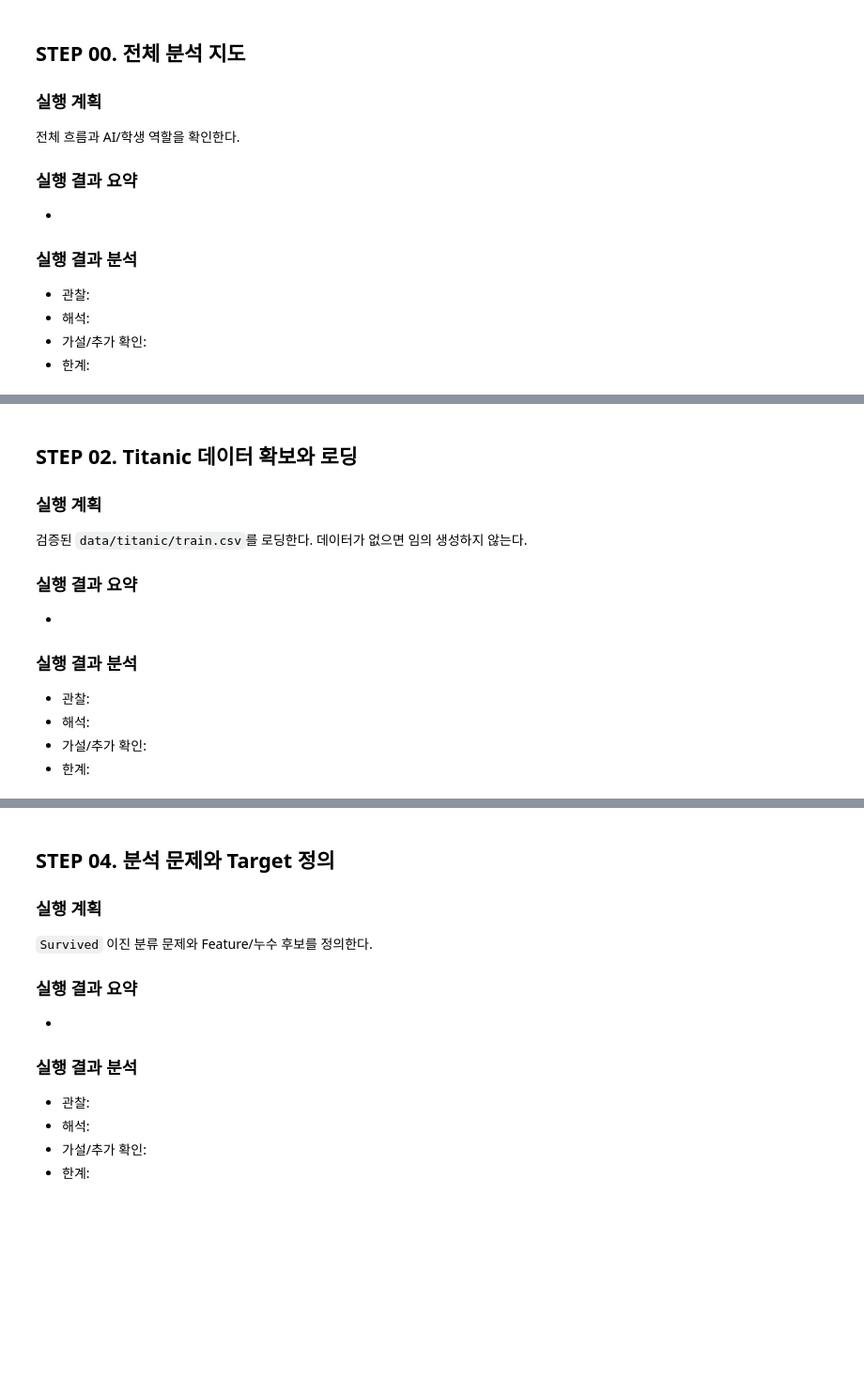
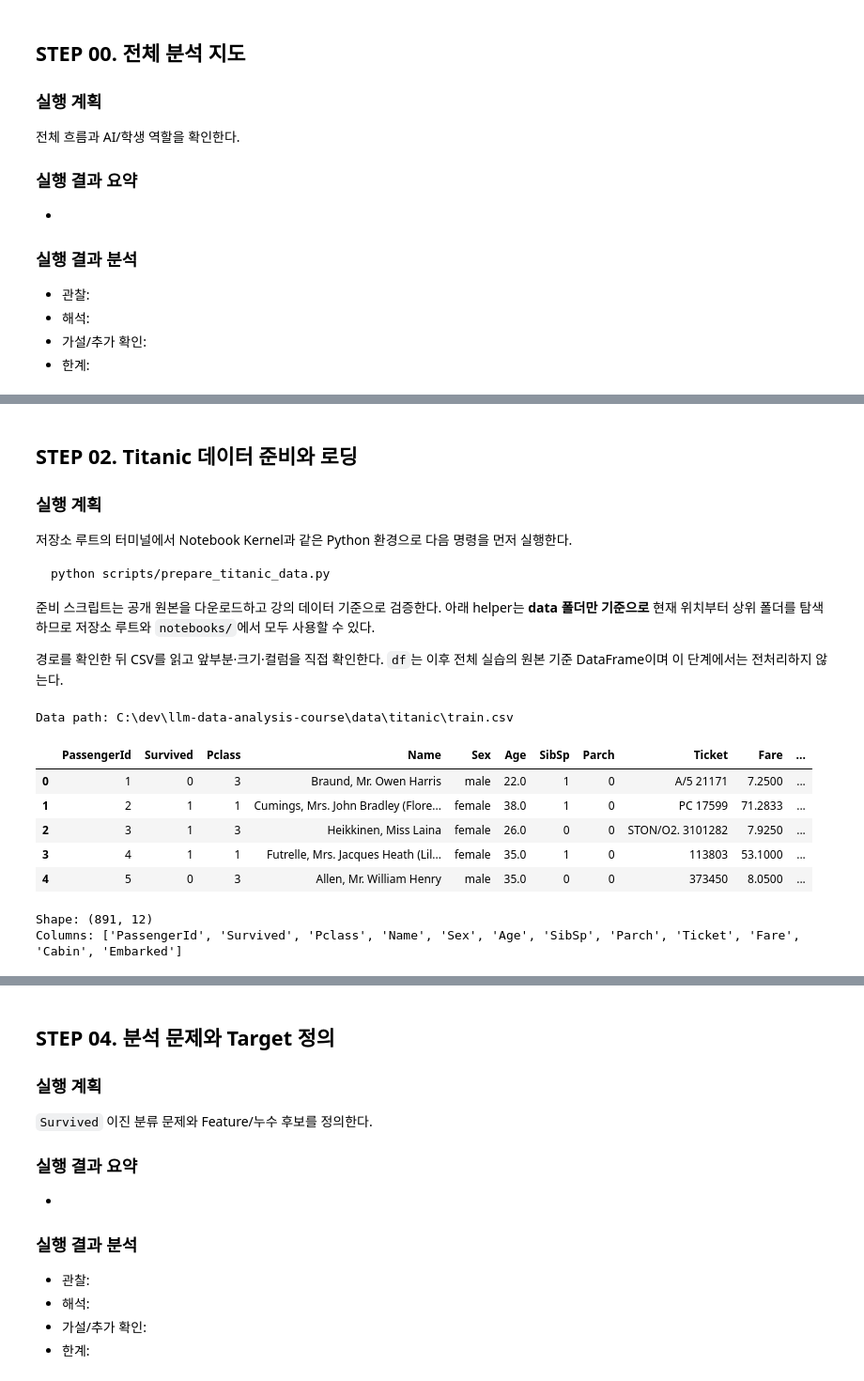
Before and after one commit to GilbertMoon/llm-data-analysis-course, a Jupyter notebook: notebooks/titanic_ai_analysis.ipynb, the cells around one changed output, grey strips where cells are left out. Shown at 94% size. Saved outputs shown, nothing was run; the diff lists cells and outputs as text; code cells hidden in the pictures; blank space fills up the shorter version.

Commit message:
feat: implement Titanic steps 01-03

````diff
--- a/notebooks/titanic_ai_analysis.ipynb
+++ b/notebooks/titanic_ai_analysis.ipynb
@@ -40,17 +69,56 @@ Python·가상환경·Interpreter·Kernel을 확인한다.
 # %% [markdown]
-## STEP 02. Titanic 데이터 확보와 로딩
+## STEP 02. Titanic 데이터 준비와 로딩
 
 ### 실행 계획
-검증된 `data/titanic/train.csv`를 로딩한다. 데이터가 없으면 임의 생성하지 않는다.
+저장소 루트의 터미널에서 Notebook Kernel과 같은 Python 환경으로 다음 명령을 먼저 실행한다.
 
-### 실행 결과 요약
--
+```powershell
+python scripts/prepare_titanic_data.py
+```
 
-### 실행 결과 분석
-- 관찰:
-- 해석:
-- 가설/추가 확인:
-- 한계:
+준비 스크립트는 공개 원본을 다운로드하고 강의 데이터 기준으로 검증한다. 아래 helper는 **data 폴더만 기준으로** 현재 위치부터 상위 폴더를 탐색하므로 저장소 루트와 `notebooks/`에서 모두 사용할 수 있다.
+
+경로를 확인한 뒤 CSV를 읽고 앞부분·크기·컬럼을 직접 확인한다. `df`는 이후 전체 실습의 원본 기준 DataFrame이며 이 단계에서는 전처리하지 않는다.
 # %%
-# STEP 02
-# 상세 실습 가이드를 확인한 뒤, 이 STEP에 필요한 최소 코드만 작성하세요.
+from pathlib import Path
+
+def get_project_root(start_path: Path | None = None) -> Path:
+    """현재 위치에서 상위 폴더를 탐색해 data 폴더가 있는 프로젝트 루트를 찾는다."""
+    current = (start_path or Path.cwd()).resolve()
+
+    for path in (current, *current.parents):
+        if (path / "data").is_dir():
+            return path
+
+    raise FileNotFoundError(
+        "data 폴더가 있는 프로젝트 루트를 찾을 수 없습니다."
+    )
+
+project_root = get_project_root()
+data_path = project_root / "data" / "titanic" / "train.csv"
+
+if not data_path.is_file():
+    raise FileNotFoundError(
+        f"Titanic 데이터가 없습니다: {data_path}\n"
+        f"저장소 루트({project_root})에서 Kernel과 같은 Python 환경으로 "
+        "python scripts/prepare_titanic_data.py 를 실행한 뒤 다시 실행하세요."
+    )
+
+print("Data path:", data_path)
+# %% [output]
+Data path: C:\dev\llm-data-analysis-course\data\titanic\train.csv
+# %%
+df = pd.read_csv(data_path)
+
+display(df.head())
+print("Shape:", df.shape)
+print("Columns:", df.columns.tolist())
+# %% [output]
+|  | PassengerId | Survived | Pclass | Name | Sex | Age | SibSp | Parch | Ticket | Fare | ... |
+| 0 | 1 | 0 | 3 | Braund, Mr. Owen Harris | male | 22.0 | 1 | 0 | A/5 21171 | 7.2500 | ... |
+| 1 | 2 | 1 | 1 | Cumings, Mrs. John Bradley (Flore... | female | 38.0 | 1 | 0 | PC 17599 | 71.2833 | ... |
+| 2 | 3 | 1 | 3 | Heikkinen, Miss Laina | female | 26.0 | 0 | 0 | STON/O2. 3101282 | 7.9250 | ... |
+| 3 | 4 | 1 | 1 | Futrelle, Mrs. Jacques Heath (Lil... | female | 35.0 | 1 | 0 | 113803 | 53.1000 | ... |
+| 4 | 5 | 0 | 3 | Allen, Mr. William Henry | male | 35.0 | 0 | 0 | 373450 | 8.0500 | ... |
+Shape: (891, 12)
+Columns: ['PassengerId', 'Survived', 'Pclass', 'Name', 'Sex', 'Age', 'SibSp', 'Parch', 'Ticket', 'Fare', 'Cabin', 'Embarked']
````
Also changed, not shown: parts of 13 cells of this notebook, 1 other file.
